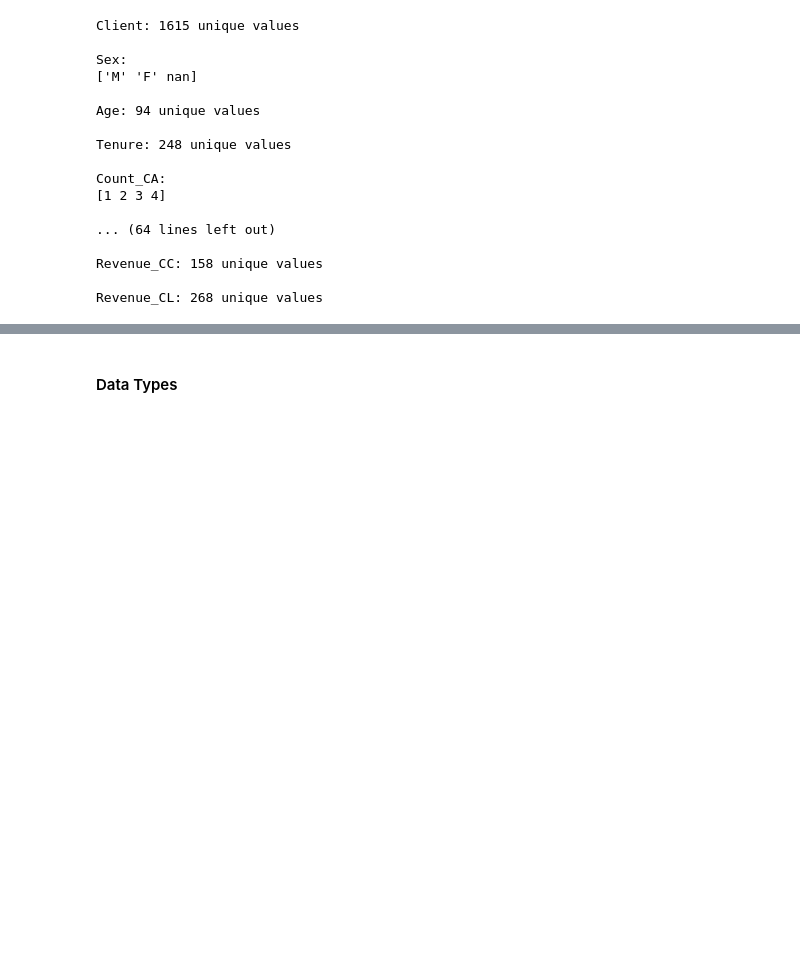
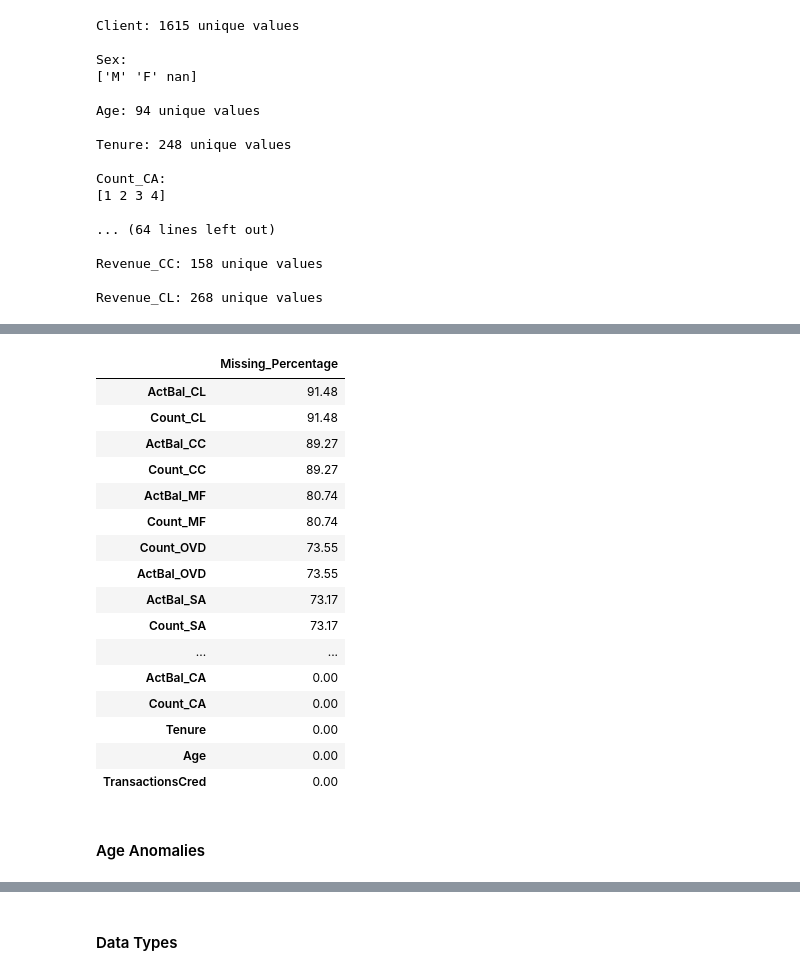
Before and after one commit to JonathanRabbi/DataSciencecase_Bank_Marketing, a Jupyter notebook: Machine_Learning.ipynb, the cells around one changed output, grey strips where cells are left out. Saved outputs shown, nothing was run; the diff lists cells and outputs as text; code cells hidden in the pictures; blank space fills up the shorter version.

```diff
--- a/Machine_Learning.ipynb
+++ b/Machine_Learning.ipynb
@@ -78,0 +123,24 @@ Revenue_CL: 268 unique values
+# %%
+percent_missing = round(df.isnull().sum() * 100 / len(df),2)
+missing_value_df = pd.DataFrame({'Missing_Percentage': percent_missing})
+missing_value_df.sort_values(by="Missing_Percentage",ascending=False)
+# %% [output]
+|  | Missing_Percentage |
+| ActBal_CL | 91.48 |
+| Count_CL | 91.48 |
+| ActBal_CC | 89.27 |
+| Count_CC | 89.27 |
+| ActBal_MF | 80.74 |
+| Count_MF | 80.74 |
+| Count_OVD | 73.55 |
+| ActBal_OVD | 73.55 |
+| ActBal_SA | 73.17 |
+| Count_SA | 73.17 |
+| ... | ... |
+| ActBal_CA | 0.00 |
+| Count_CA | 0.00 |
+| Tenure | 0.00 |
+| Age | 0.00 |
+| TransactionsCred | 0.00 |
+# %% [markdown]
+#### Age Anomalies
```
Also changed, not shown: parts of 10 cells of this notebook, 1 other file.
